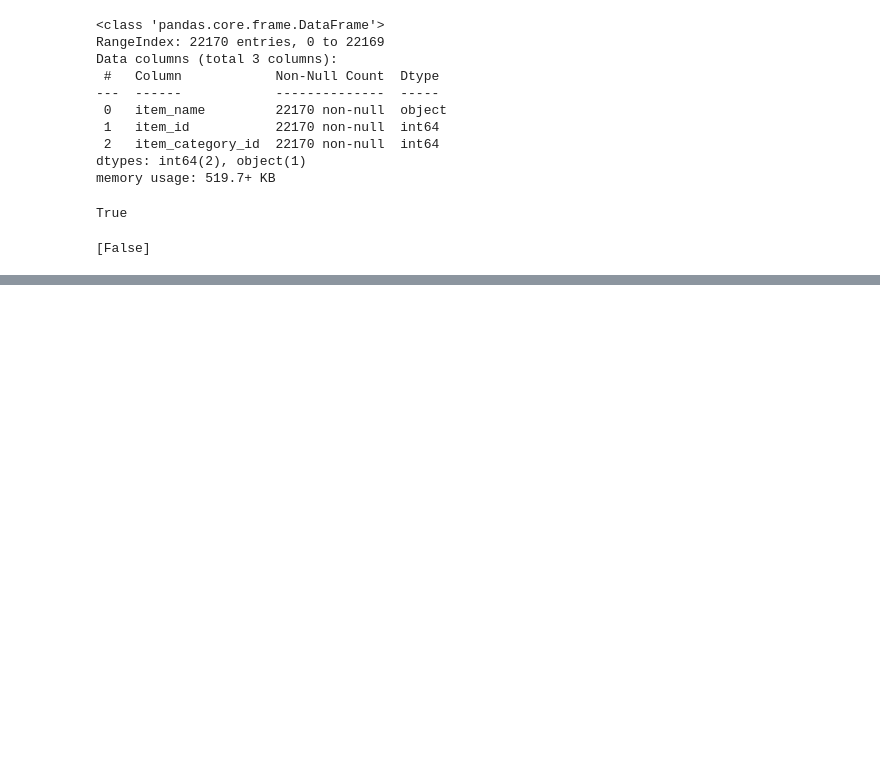
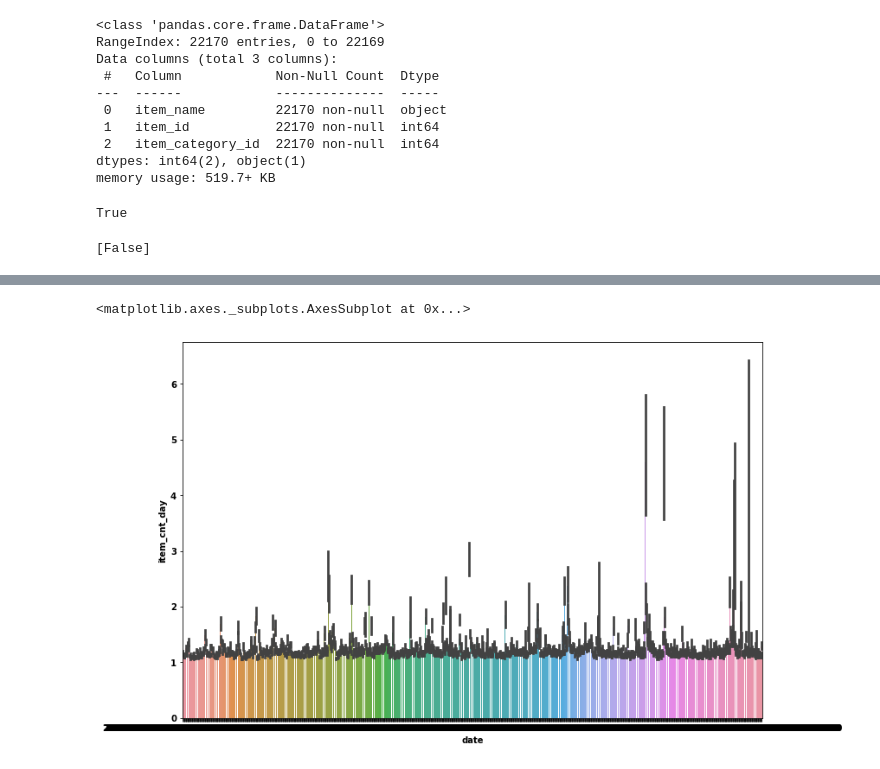
Before and after one commit to Hassibayub/kaggle-competition-pred_sales, a Jupyter notebook: future_sale_notebook.ipynb, the cells around one changed output, grey strips where cells are left out. Saved outputs shown, nothing was run; the diff lists cells and outputs as text; code cells hidden in the pictures; blank space fills up the shorter version.

```diff
--- a/future_sale_notebook.ipynb
+++ b/future_sale_notebook.ipynb
@@ -313,0 +410,5 @@ print(items['item_name'].duplicated().unique()) #no duplicates
+# %%
+sns.barplot(train['date'], train['item_cnt_day'])
+# %% [output]
+<matplotlib.axes._subplots.AxesSubplot at 0x...>
+[figure, added]
```
Also changed, not shown: parts of 20 cells of this notebook, 2 other files.
